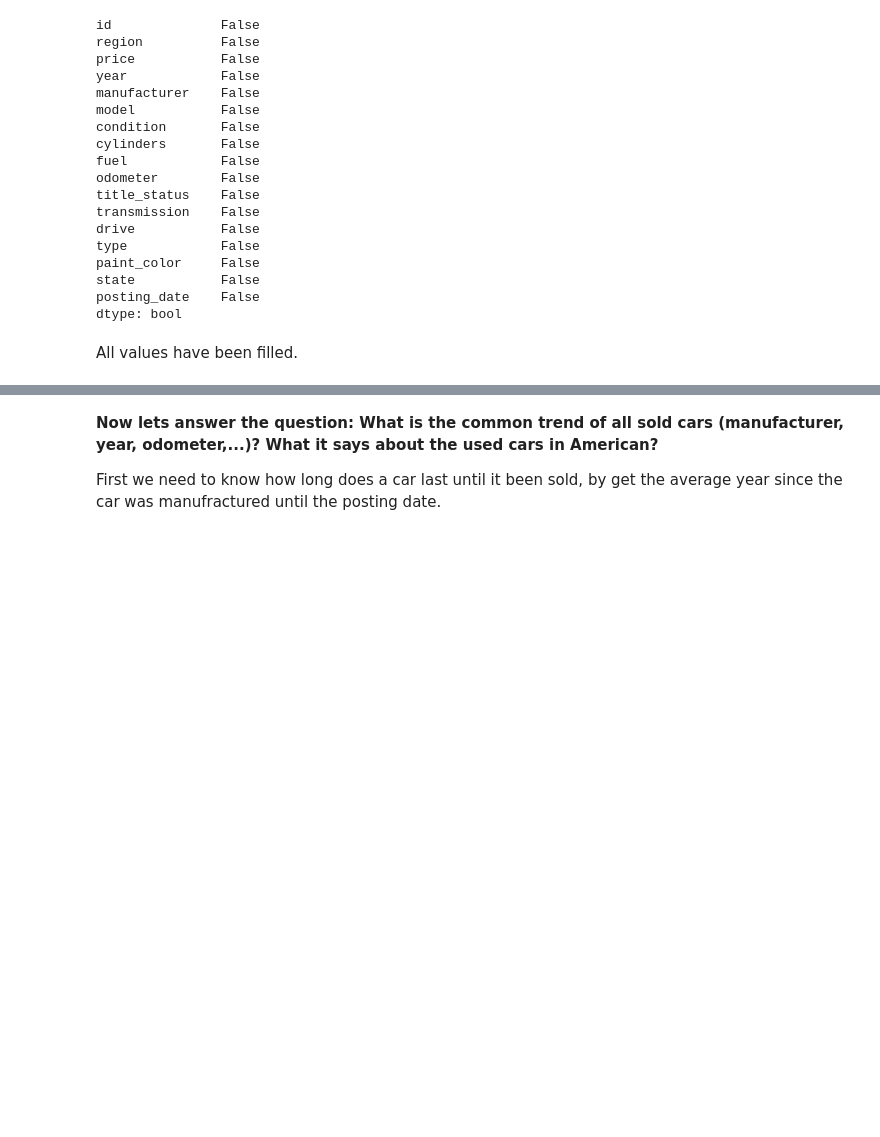
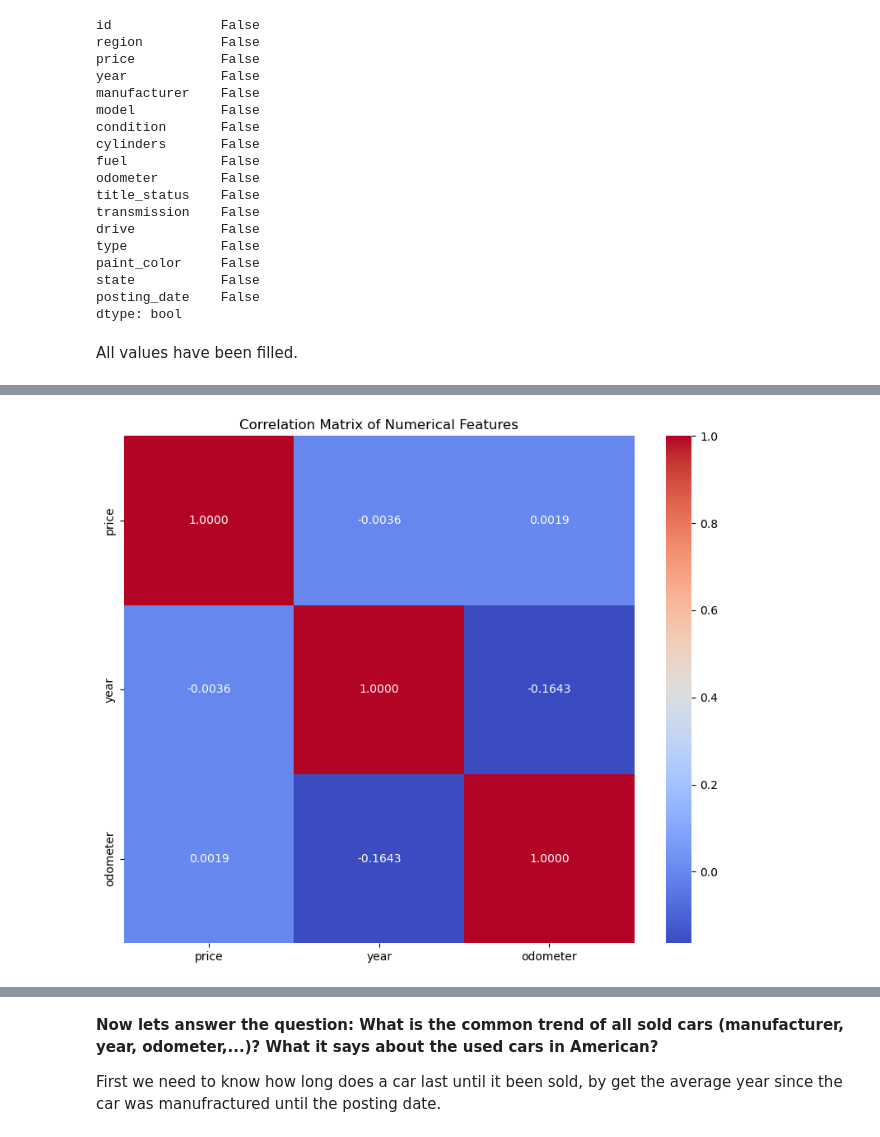
Before and after one commit to Chien-VuMinh/Used-Cars, a Jupyter notebook: Used Cars.ipynb, the cells around one changed output, grey strips where cells are left out. Drawn from its saved outputs; the diff is of its cells as text; code cells hidden in the pictures; blank space fills up the shorter version.

```diff
--- a/Used Cars.ipynb
+++ b/Used Cars.ipynb
@@ -560,0 +567,10 @@ All values have been filled.
+# %%
+numerical_df = df.select_dtypes('number').drop(columns=['id'])
+corr_matrix = numerical_df.corr()
+
+plt.figure(figsize=(10, 8))
+sns.heatmap(corr_matrix, annot=True, cmap='coolwarm', fmt='.4f')
+
+plt.title('Correlation Matrix of Numerical Features');
+# %% [output]
+[figure, added]
```
Also changed, not shown: parts of 31 cells of this notebook.
